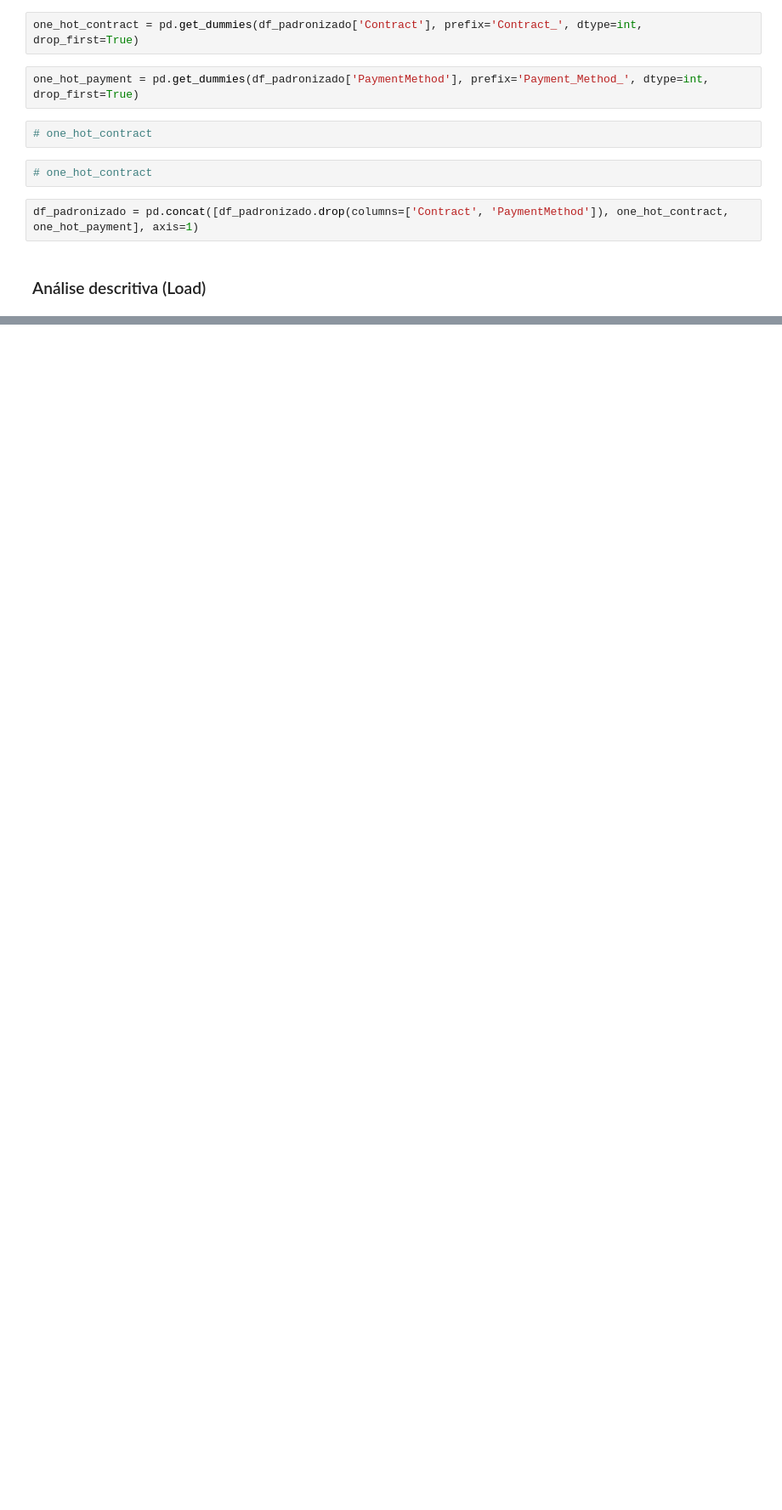
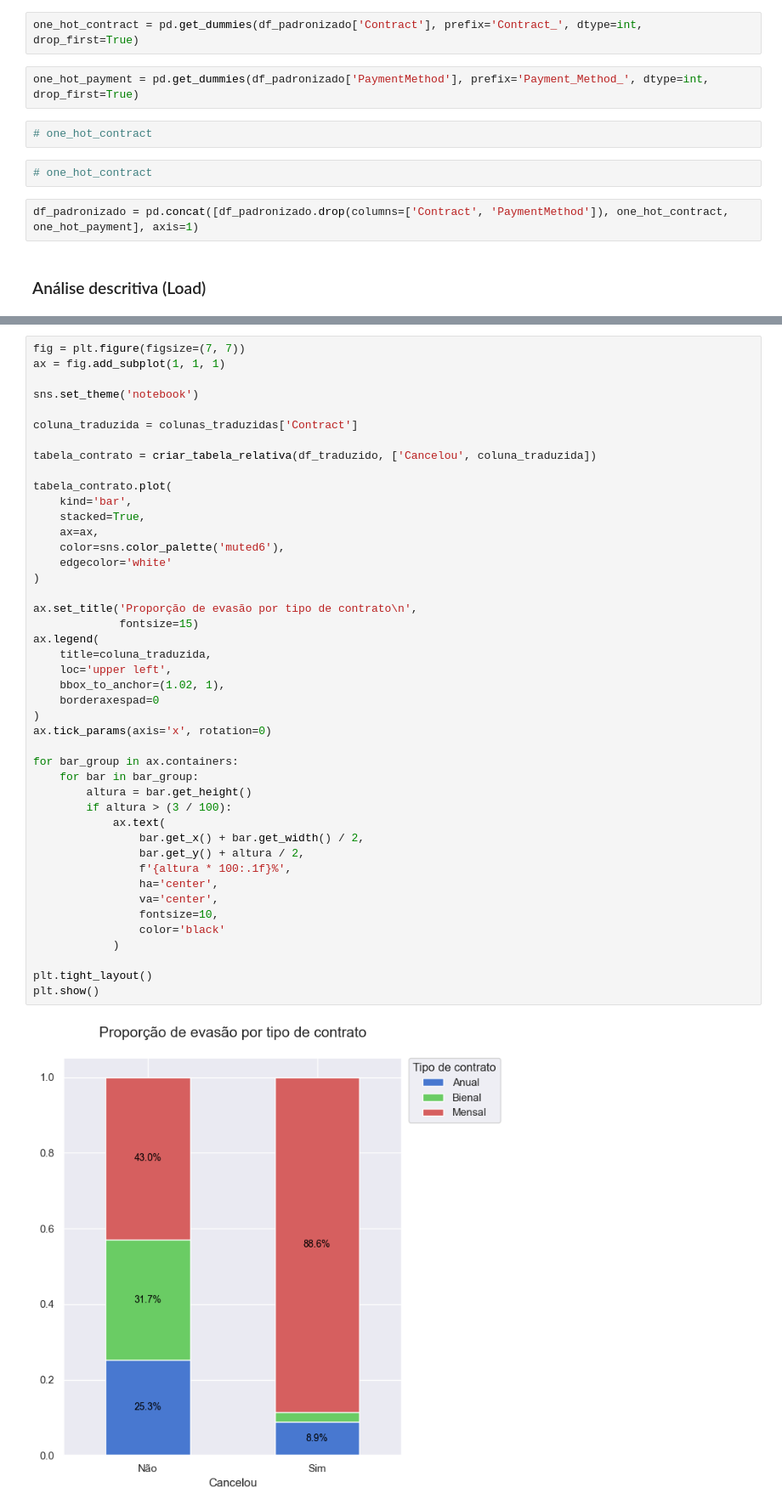
Before and after one commit to just-fontaine/challenge-telecom, a Jupyter notebook: main.ipynb, the cells around one changed output, grey strips where cells are left out. Shown: that part at 85% size. Saved outputs shown, nothing was run; the diff lists cells and outputs as text; blank space fills up the shorter version.

```diff
--- a/main.ipynb
+++ b/main.ipynb
@@ -341,0 +511,46 @@ plot_categoria(df_final, 'Churn')
+# %%
+fig = plt.figure(figsize=(7, 7))
+ax = fig.add_subplot(1, 1, 1)
+
+sns.set_theme('notebook')
+
+coluna_traduzida = colunas_traduzidas['Contract']
+
+tabela_contrato = criar_tabela_relativa(df_traduzido, ['Cancelou', coluna_traduzida])
+
+tabela_contrato.plot(
+    kind='bar',
+    stacked=True,
+    ax=ax,
+    color=sns.color_palette('muted6'),
+    edgecolor='white'
+)
+
+ax.set_title('Proporção de evasão por tipo de contrato\n',
+             fontsize=15)
+ax.legend(
+    title=coluna_traduzida,
+    loc='upper left',
+    bbox_to_anchor=(1.02, 1),
+    borderaxespad=0
+)
+ax.tick_params(axis='x', rotation=0)
+
+for bar_group in ax.containers:
+    for bar in bar_group:
+        altura = bar.get_height()
+        if altura > (3 / 100):
+            ax.text(
+                bar.get_x() + bar.get_width() / 2,
+                bar.get_y() + altura / 2,
+                f'{altura * 100:.1f}%',
+                ha='center',
+                va='center',
+                fontsize=10,
+                color='black'
+            )
+
+plt.tight_layout()
+plt.show()
+# %% [output]
+[figure, added]
```
Also changed, not shown: parts of 17 cells of this notebook, 1 other file.
